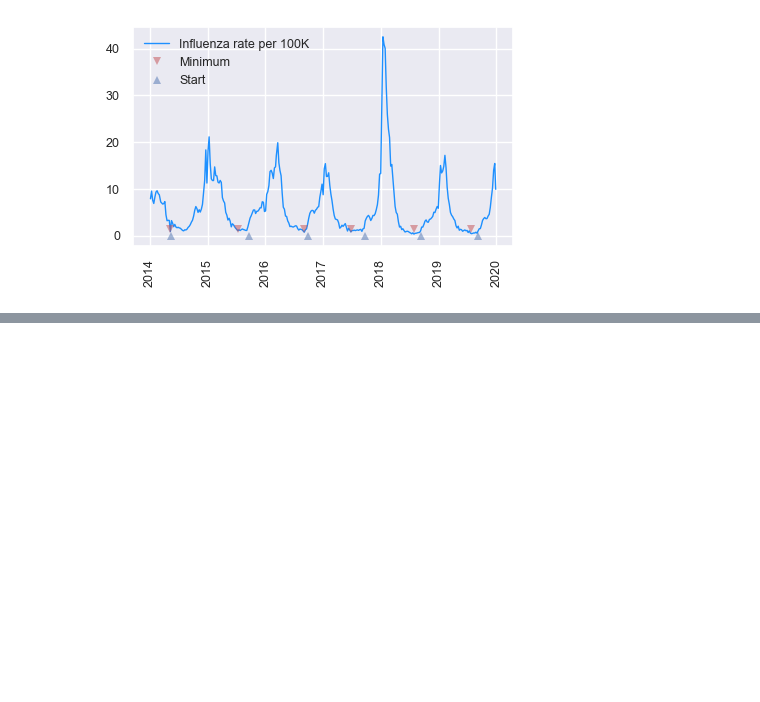
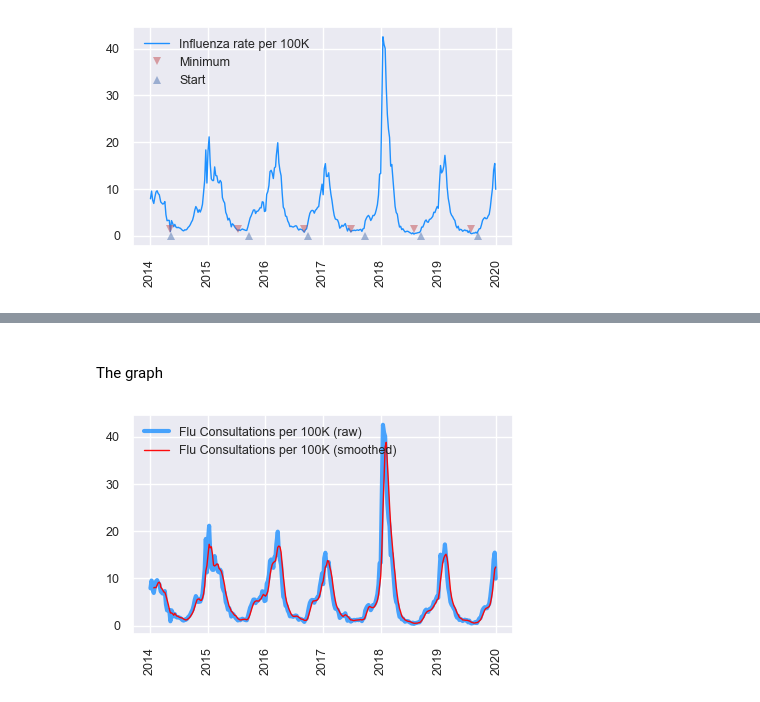
Before and after one commit to premodelling/practitioners, a Jupyter notebook: notebooks/practitioners.ipynb, the cells around one changed output, grey strips where cells are left out. Cells and saved outputs as stored; diff of their text form; code cells hidden in the pictures; blank space fills up the shorter version.

```diff
--- a/notebooks/practitioners.ipynb
+++ b/notebooks/practitioners.ipynb
@@ -591,0 +601,3 @@ handle.legend(loc='upper left', fontsize='small');
+# %%
+flu.loc[:, 'Flu_rate_rm_4'] = flu.Flu_rate.rolling(window=4).mean()
+logger.info(flu.head())
@@ -591,0 +614,17 @@ handle.legend(loc='upper left', fontsize='small');
+# %% [markdown]
+<br>
+
+The graph
+# %%
+fig = plt.figure(figsize=(4.9, 2.9))
+handle = fig.gca()
+handle.tick_params(axis='both', labelsize='small')
+
+handle.plot(flu.index, flu.Flu_rate, color='dodgerblue', alpha = 0.80, linewidth=3, label='Flu Consultations per 100K (raw)');
+handle.plot(flu.index, flu.Flu_rate_rm_4, color='red', alpha=0.95, linewidth=1, label='Flu Consultations per 100K (smoothed)');
+
+plt.xticks(rotation=90)
+
+handle.legend(loc='upper left', fontsize='small');
+# %% [output]
+[figure, added]
```
Also changed, not shown: parts of 4 cells of this notebook.
